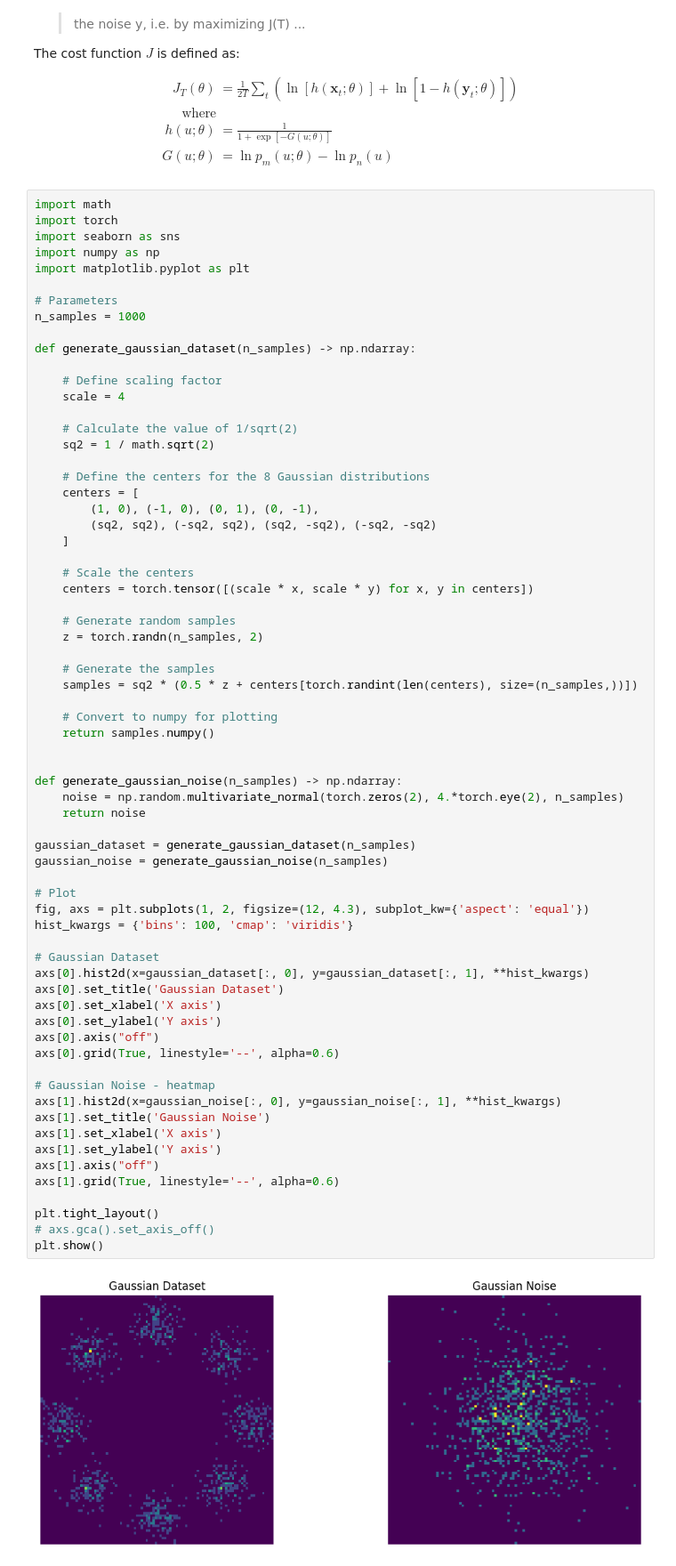
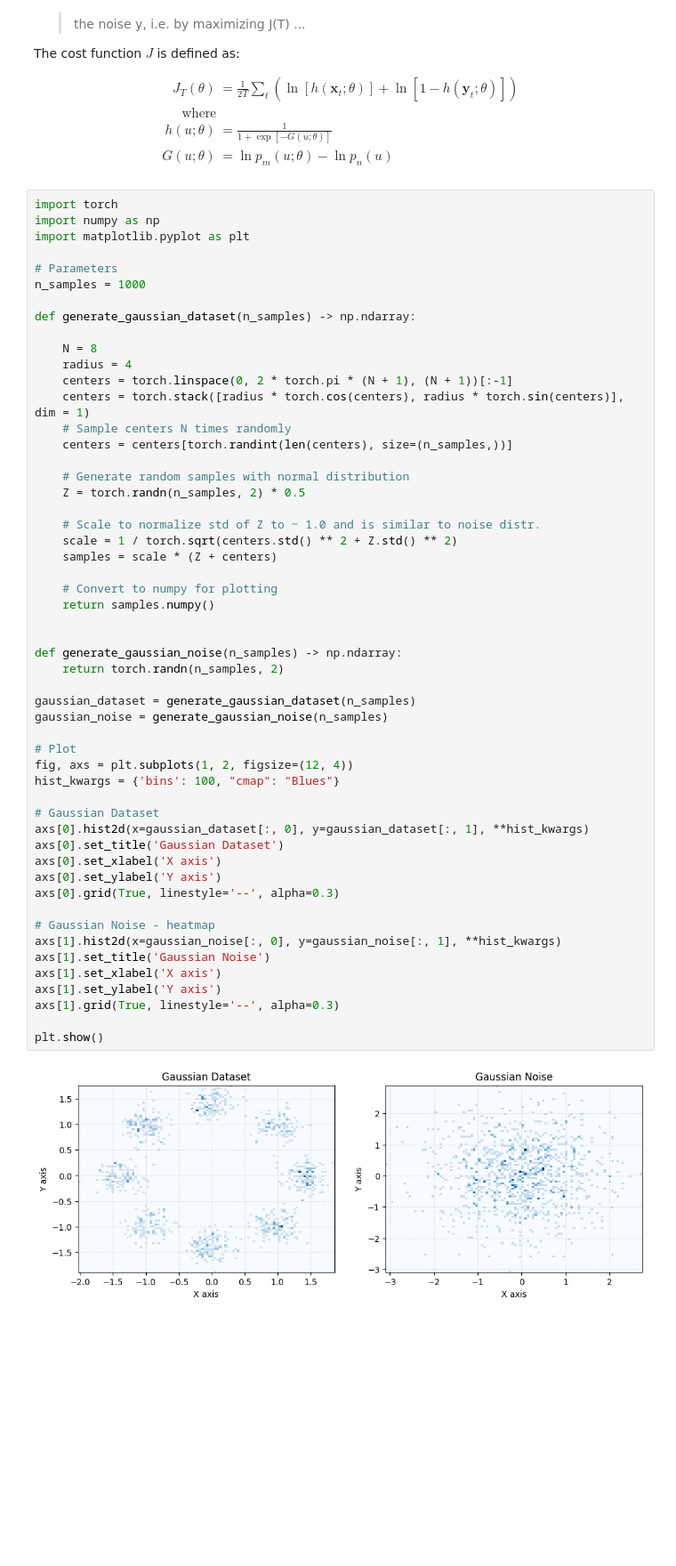
Before and after one commit to kturaevv/papers, a Jupyter notebook: noise_contrastive_estimation/notebook.ipynb, the cells around one changed output. Shown at 89% size. Saved outputs shown, nothing was run; the diff lists cells and outputs as text; blank space fills up the shorter version.

```diff
--- a/noise_contrastive_estimation/notebook.ipynb
+++ b/noise_contrastive_estimation/notebook.ipynb
@@ -30,9 +30,7 @@ G(u; \theta) &= \ln p_m(u; \theta) - \ln p_n(u)
 \end{aligned}
 $$
 # %%
-import math
 import torch
-import seaborn as sns
 import numpy as np
 import matplotlib.pyplot as plt
 
@@ -41,60 +39,48 @@ n_samples = 1000
 
 def generate_gaussian_dataset(n_samples) -> np.ndarray:
 
-    # Define scaling factor
-    scale = 4
+    N = 8
+    radius = 4
+    centers = torch.linspace(0, 2 * torch.pi * (N + 1), (N + 1))[:-1]
+    centers = torch.stack([radius * torch.cos(centers), radius * torch.sin(centers)], dim = 1)
+    # Sample centers N times randomly
+    centers = centers[torch.randint(len(centers), size=(n_samples,))]
 
-    # Calculate the value of 1/sqrt(2)
-    sq2 = 1 / math.sqrt(2)
+    # Generate random samples with normal distribution
+    Z = torch.randn(n_samples, 2) * 0.5
 
-    # Define the centers for the 8 Gaussian distributions
-    centers = [
-        (1, 0), (-1, 0), (0, 1), (0, -1),
-        (sq2, sq2), (-sq2, sq2), (sq2, -sq2), (-sq2, -sq2)
-    ]
-
-    # Scale the centers
-    centers = torch.tensor([(scale * x, scale * y) for x, y in centers])
-
-    # Generate random samples
-    z = torch.randn(n_samples, 2)
-
-    # Generate the samples
-    samples = sq2 * (0.5 * z + centers[torch.randint(len(centers), size=(n_samples,))])
+    # Scale to normalize std of Z to ~ 1.0 and is similar to noise distr.
+    scale = 1 / torch.sqrt(centers.std() ** 2 + Z.std() ** 2)
+    samples = scale * (Z + centers)
 
     # Convert to numpy for plotting
     return samples.numpy()
 
 
 def generate_gaussian_noise(n_samples) -> np.ndarray:
-    noise = np.random.multivariate_normal(torch.zeros(2), 4.*torch.eye(2), n_samples)
-    return noise
+    return torch.randn(n_samples, 2)
 
 gaussian_dataset = generate_gaussian_dataset(n_samples)
 gaussian_noise = generate_gaussian_noise(n_samples)
 
 # Plot
-fig, axs = plt.subplots(1, 2, figsize=(12, 4.3), subplot_kw={'aspect': 'equal'})
-hist_kwargs = {'bins': 100, 'cmap': 'viridis'}
+fig, axs = plt.subplots(1, 2, figsize=(12, 4))
+hist_kwargs = {'bins': 100, "cmap": "Blues"}
 
 # Gaussian Dataset
 axs[0].hist2d(x=gaussian_dataset[:, 0], y=gaussian_dataset[:, 1], **hist_kwargs)
 axs[0].set_title('Gaussian Dataset')
 axs[0].set_xlabel('X axis')
 axs[0].set_ylabel('Y axis')
-axs[0].axis("off")
-axs[0].grid(True, linestyle='--', alpha=0.6)
+axs[0].grid(True, linestyle='--', alpha=0.3)
 
 # Gaussian Noise - heatmap
 axs[1].hist2d(x=gaussian_noise[:, 0], y=gaussian_noise[:, 1], **hist_kwargs)
 axs[1].set_title('Gaussian Noise')
 axs[1].set_xlabel('X axis')
 axs[1].set_ylabel('Y axis')
-axs[1].axis("off")
-axs[1].grid(True, linestyle='--', alpha=0.6)
+axs[1].grid(True, linestyle='--', alpha=0.3)
 
-plt.tight_layout()
-# axs.gca().set_axis_off()
 plt.show()
 # %% [output]
-[figure, old version]
+[figure, new version]
```
Also changed, not shown: parts of 1 cell of this notebook.
